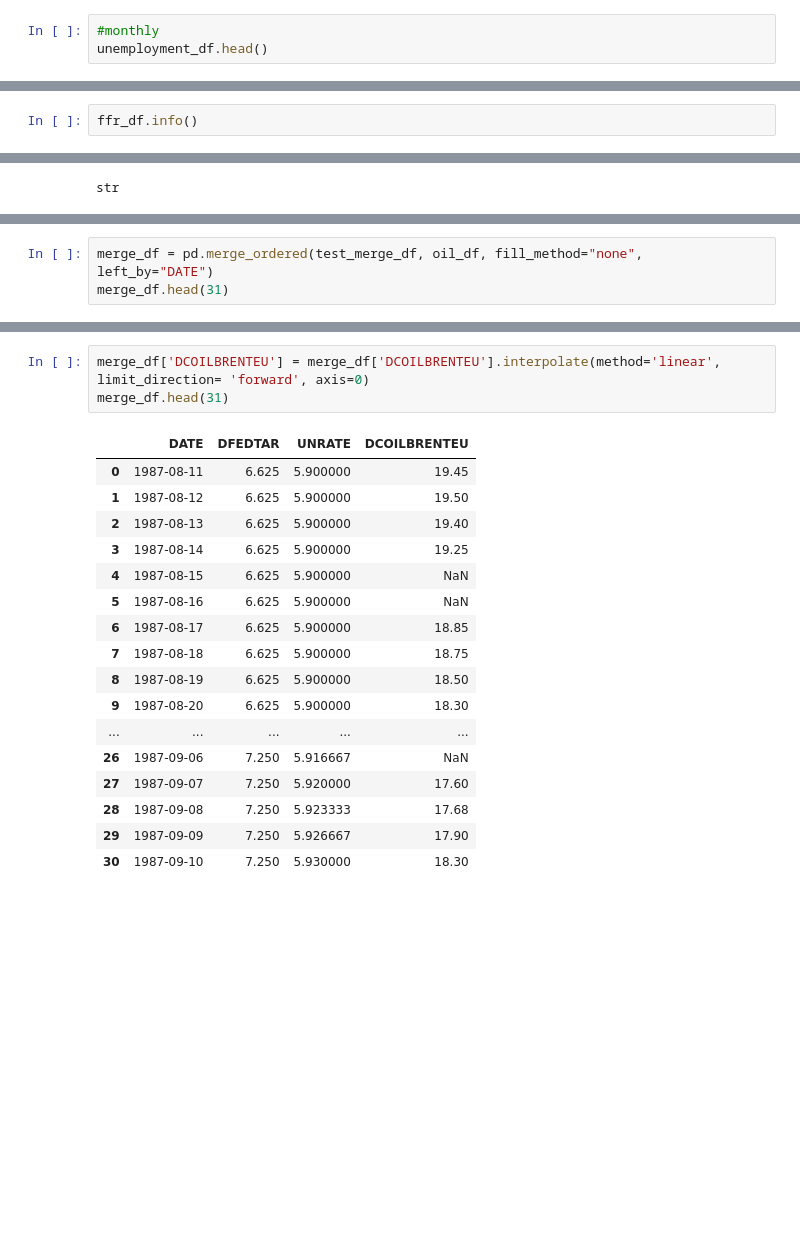
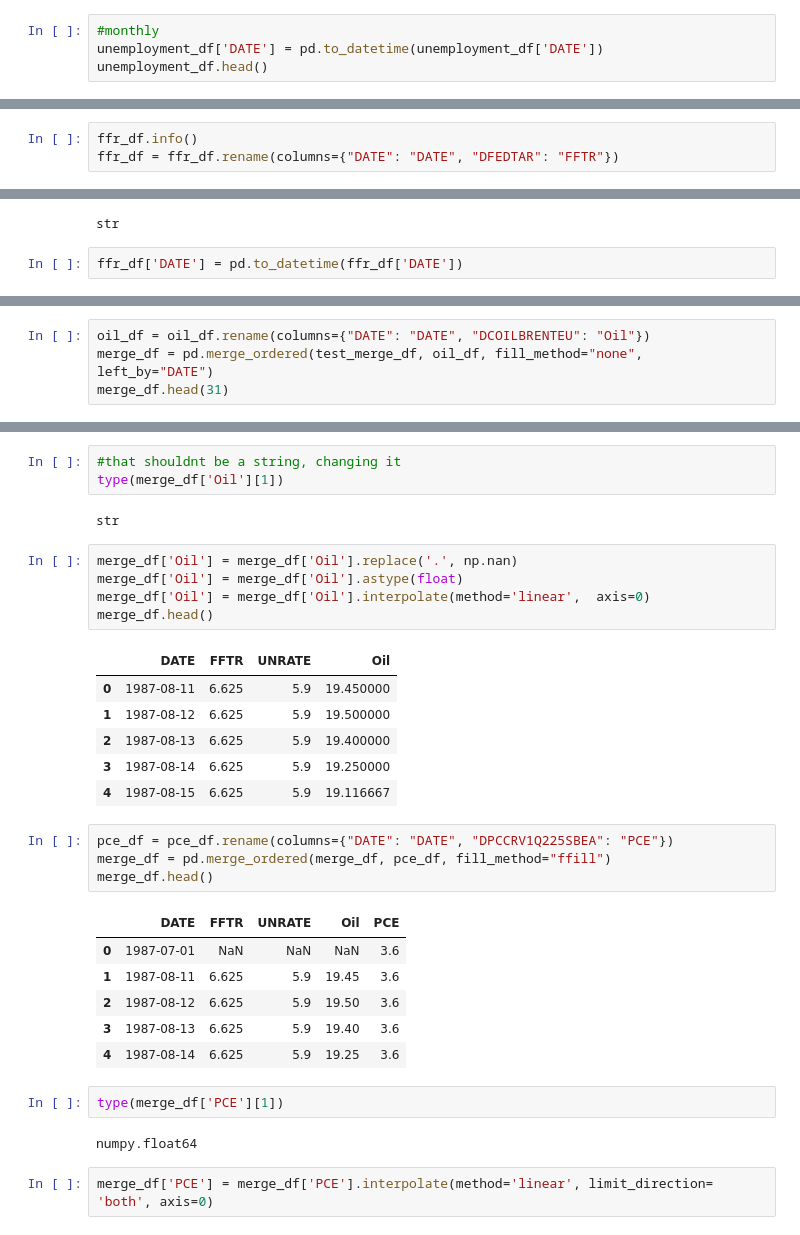
Before and after one commit to Nhunsick/FFTR_Prediction, a Jupyter notebook: Notebooks/EDA_cleaning.ipynb, the cells around one changed output, grey strips where cells are left out. Drawn from its saved outputs; the diff is of its cells as text; blank space fills up the shorter version.

Commit message:
fixed ffill

```diff
--- a/Notebooks/EDA_cleaning.ipynb
+++ b/Notebooks/EDA_cleaning.ipynb
@@ -233,6 +248,7 @@ recession_df.head()
 | 4 | 1987-12-01 | 0.06 |
 # %%
 #monthly
+unemployment_df['DATE'] = pd.to_datetime(unemployment_df['DATE'])
 unemployment_df.head()
 # %% [output]
 |  | DATE | UNRATE |
@@ -263,6 +290,7 @@ ffr_df.head()
 | 4 | 1987-08-15 | 6.625 |
 # %%
 ffr_df.info()
+ffr_df = ffr_df.rename(columns={"DATE": "DATE", "DFEDTAR": "FFTR"})
 # %% [output]
 <class 'pandas.core.frame.DataFrame'>
 RangeIndex: 13344 entries, 0 to 13343
@@ -278,6 +306,8 @@ memory usage: 208.6+ KB
 type(ffr_df['DATE'][1])
 # %% [output]
 str
+# %%
+ffr_df['DATE'] = pd.to_datetime(ffr_df['DATE'])
 # %%
 type(unemployment_df['DATE'][1])
 # %% [output]
@@ -335,6 +365,7 @@ test_merge_df.head(31)
 | 29 | 1987-09-09 | 7.250 | 5.926667 |
 | 30 | 1987-09-10 | 7.250 | 5.930000 |
 # %%
+oil_df = oil_df.rename(columns={"DATE": "DATE", "DCOILBRENTEU": "Oil"})
 merge_df = pd.merge_ordered(test_merge_df, oil_df, fill_method="none", left_by="DATE")
 merge_df.head(31)
 # %% [output]
@@ -355,24 +386,37 @@ merge_df.head(31)
 | 28 | 1987-09-08 | 7.250 | 5.923333 | 17.68 |
 | 29 | 1987-09-09 | 7.250 | 5.926667 | 17.90 |
 | 30 | 1987-09-10 | 7.250 | 5.930000 | 18.30 |
+# %%
+#that shouldnt be a string, changing it
+type(merge_df['Oil'][1])
+# %% [output]
+str
 # %%
-merge_df['DCOILBRENTEU'] = merge_df['DCOILBRENTEU'].interpolate(method='linear', limit_direction= 'forward', axis=0)
-merge_df.head(31)
+merge_df['Oil'] = merge_df['Oil'].replace('.', np.nan)
+merge_df['Oil'] = merge_df['Oil'].astype(float)
+merge_df['Oil'] = merge_df['Oil'].interpolate(method='linear',  axis=0)
+merge_df.head()
 # %% [output]
-|  | DATE | DFEDTAR | UNRATE | DCOILBRENTEU |
-| 0 | 1987-08-11 | 6.625 | 5.900000 | 19.45 |
-| 1 | 1987-08-12 | 6.625 | 5.900000 | 19.50 |
-| 2 | 1987-08-13 | 6.625 | 5.900000 | 19.40 |
-| 3 | 1987-08-14 | 6.625 | 5.900000 | 19.25 |
-| 4 | 1987-08-15 | 6.625 | 5.900000 | NaN |
-| 5 | 1987-08-16 | 6.625 | 5.900000 | NaN |
-| 6 | 1987-08-17 | 6.625 | 5.900000 | 18.85 |
-| 7 | 1987-08-18 | 6.625 | 5.900000 | 18.75 |
-| 8 | 1987-08-19 | 6.625 | 5.900000 | 18.50 |
-| 9 | 1987-08-20 | 6.625 | 5.900000 | 18.30 |
-| ... | ... | ... | ... | ... |
-| 26 | 1987-09-06 | 7.250 | 5.916667 | NaN |
-| 27 | 1987-09-07 | 7.250 | 5.920000 | 17.60 |
-| 28 | 1987-09-08 | 7.250 | 5.923333 | 17.68 |
-| 29 | 1987-09-09 | 7.250 | 5.926667 | 17.90 |
-| 30 | 1987-09-10 | 7.250 | 5.930000 | 18.30 |
+|  | DATE | FFTR | UNRATE | Oil |
+| 0 | 1987-08-11 | 6.625 | 5.9 | 19.450000 |
+| 1 | 1987-08-12 | 6.625 | 5.9 | 19.500000 |
+| 2 | 1987-08-13 | 6.625 | 5.9 | 19.400000 |
+| 3 | 1987-08-14 | 6.625 | 5.9 | 19.250000 |
+| 4 | 1987-08-15 | 6.625 | 5.9 | 19.116667 |
+# %%
+pce_df = pce_df.rename(columns={"DATE": "DATE", "DPCCRV1Q225SBEA": "PCE"})
+merge_df = pd.merge_ordered(merge_df, pce_df, fill_method="ffill")
+merge_df.head()
+# %% [output]
+|  | DATE | FFTR | UNRATE | Oil | PCE |
+| 0 | 1987-07-01 | NaN | NaN | NaN | 3.6 |
+| 1 | 1987-08-11 | 6.625 | 5.9 | 19.45 | 3.6 |
+| 2 | 1987-08-12 | 6.625 | 5.9 | 19.50 | 3.6 |
+| 3 | 1987-08-13 | 6.625 | 5.9 | 19.40 | 3.6 |
+| 4 | 1987-08-14 | 6.625 | 5.9 | 19.25 | 3.6 |
+# %%
+type(merge_df['PCE'][1])
+# %% [output]
+numpy.float64
+# %%
+merge_df['PCE'] = merge_df['PCE'].interpolate(method='linear', limit_direction= 'both', axis=0)
```
Also changed, not shown: parts of 34 cells of this notebook, 1 other file.
